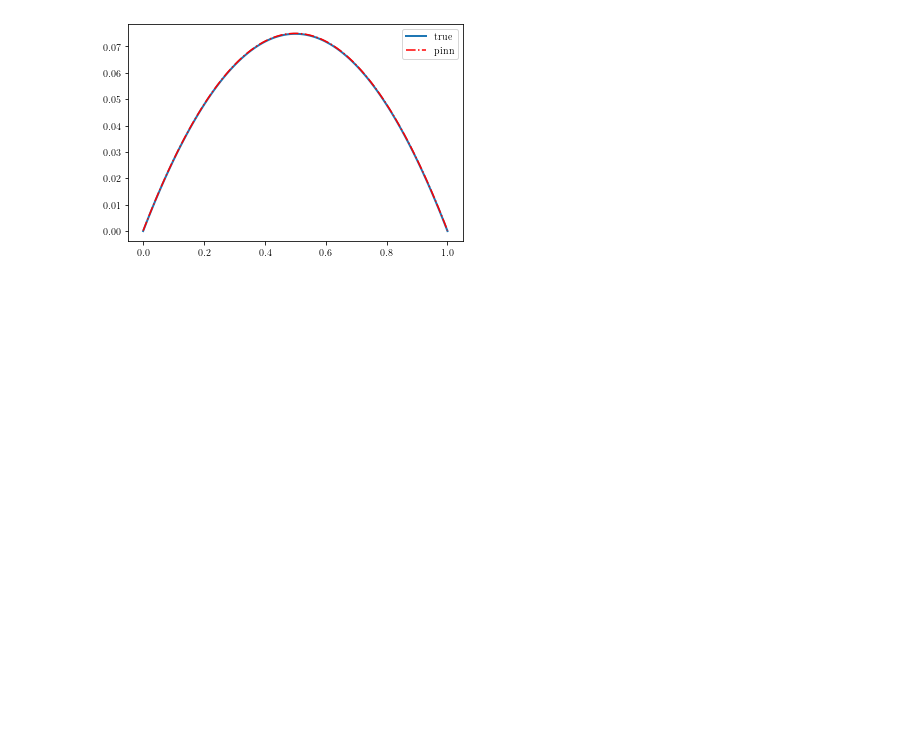
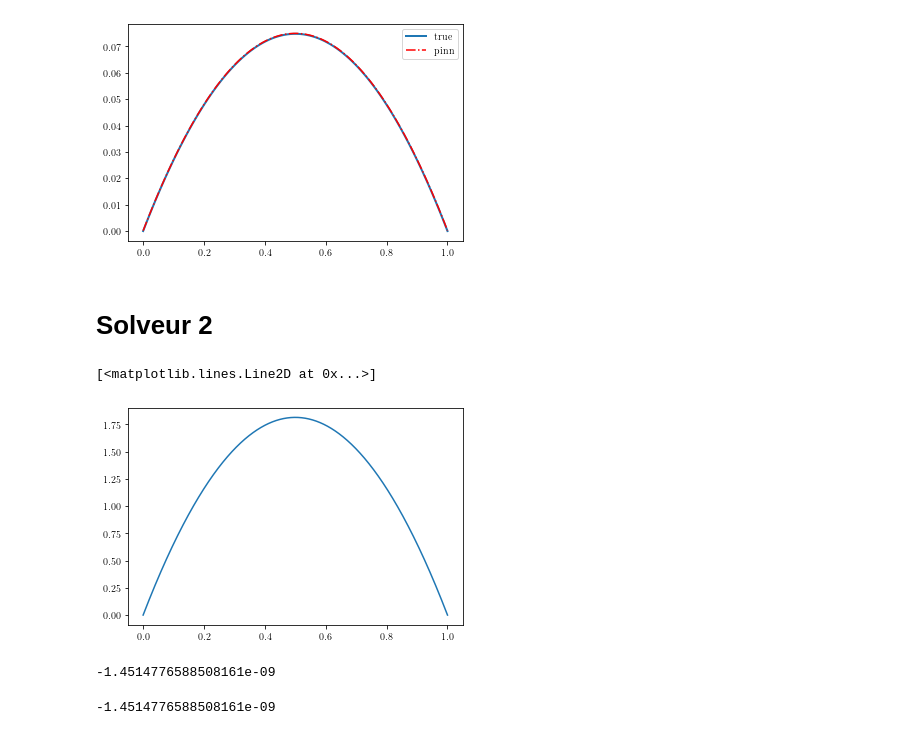
Before and after one commit to lechevaa/CEMRACS_SciML, a Jupyter notebook: dev/PINN.ipynb, the cells around one changed output. Cells and saved outputs as stored; diff of their text form; code cells hidden in the pictures; blank space fills up the shorter version.

Commit message:
new solver added

```diff
--- a/dev/PINN.ipynb
+++ b/dev/PINN.ipynb
@@ -147,3 +136,6 @@ Wall time: 137 ms
 # %%
 U_nn  = pinn(torch.cat([D_nn, x_nn], dim = 1)).detach().cpu()
 U_nn = U_nn.reshape(-1, nx)
+# %%
+d = np.random.rand(1)
+d
@@ -157,3 +151,43 @@ plt.legend()
 plt.show()
 # %% [output]
 [figure]
+# %% [markdown]
+# Solveur 2
+# %%
+def chaleur(nx, D) :
+
+    dx = 1/(nx - 1)
+
+    # FD matrix
+    I = np.ones(nx - 2)
+    d = np.hstack([1, -2* I, 1])
+    ds = np.hstack([0, I])
+    di = np.hstack([I, 0])
+
+    A = scipy.sparse.diags([di, d, ds], [-1, 0, 1])
+
+    # Source term
+    b = - (dx**2 / D)* np.ones(nx)
+
+    # Solve
+    u = scipy.sparse.linalg.spsolve(A, b)
+
+    x = np.linspace(0, 1, nx)
+    return x, u
+# %%
+nx = 100000
+# %%
+x, u = chaleur(nx, d)
+# %%
+plt.plot(x, u)
+# %% [output]
+[<matplotlib.lines.Line2D at 0x...>]
+[figure, added]
+# %%
+u[0]
+# %% [output]
+-1.4514776588508161e-09
+# %%
+u[-1]
+# %% [output]
+-1.4514776588508161e-09
```
Also changed, not shown: parts of 9 cells of this notebook.
